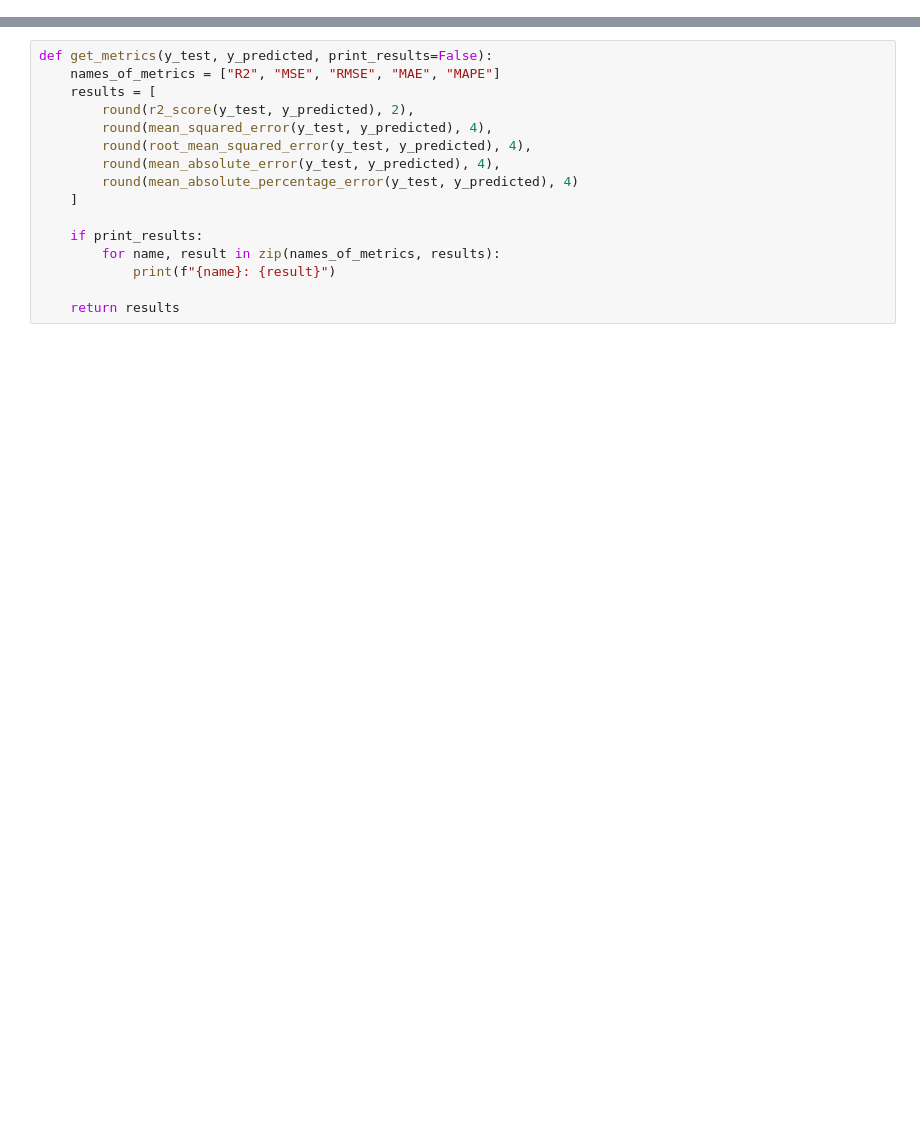
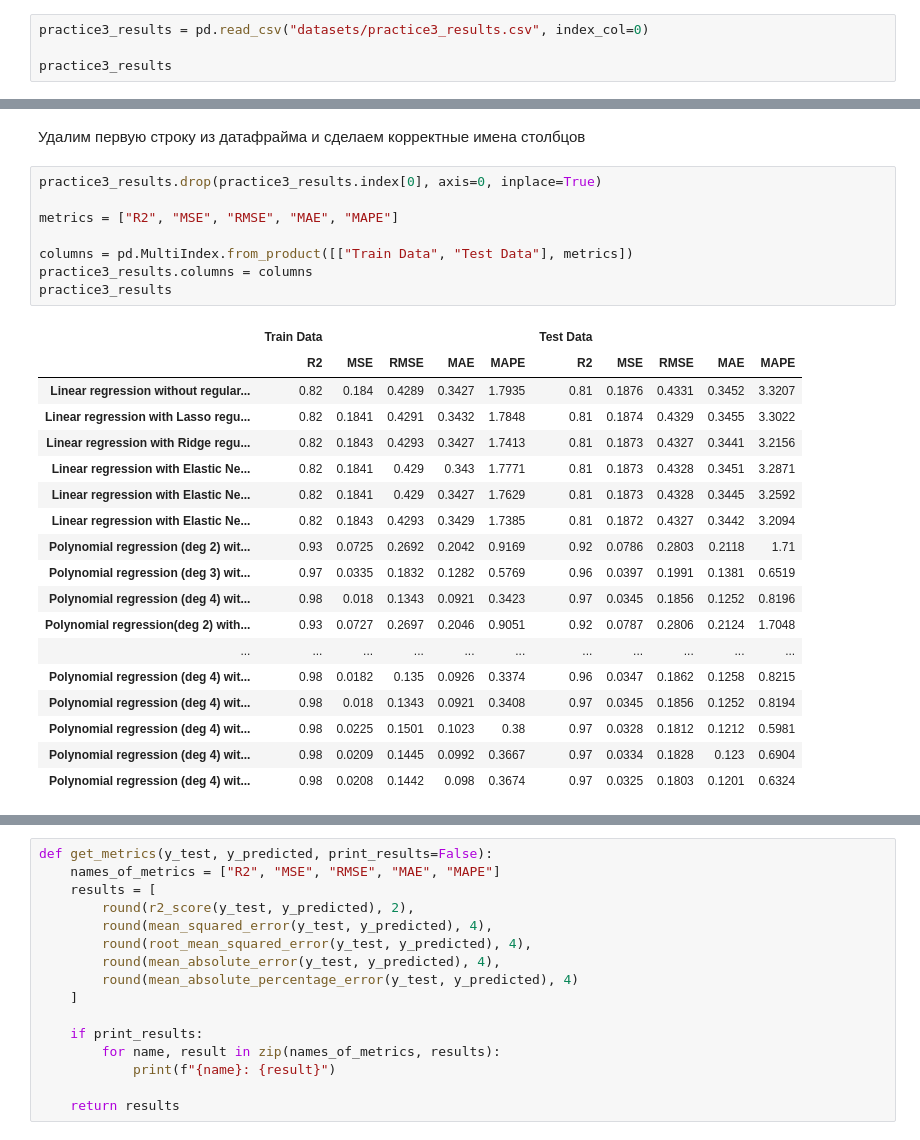
Before and after one commit to stwz13/ml, a Jupyter notebook: practice4.ipynb, the cells around one changed output, grey strips where cells are left out. Drawn from its saved outputs; the diff is of its cells as text; blank space fills up the shorter version.

Commit message:
results

```diff
--- a/practice4.ipynb
+++ b/practice4.ipynb
@@ -197,0 +17,4 @@ scaled_df = pd.concat([scaled_df, data["stabf"]], axis=1)
+# %%
+practice3_results = pd.read_csv("datasets/practice3_results.csv", index_col=0)
+
+practice3_results
@@ -197,0 +39,29 @@ scaled_df = pd.concat([scaled_df, data["stabf"]], axis=1)
+# %% [markdown]
+Удалим первую строку из датафрайма и сделаем корректные имена столбцов
+# %%
+practice3_results.drop(practice3_results.index[0], axis=0, inplace=True)
+
+metrics = ["R2", "MSE", "RMSE", "MAE", "MAPE"]
+
+columns = pd.MultiIndex.from_product([["Train Data", "Test Data"], metrics])
+practice3_results.columns = columns
+practice3_results
+# %% [output]
+|  | Train Data |  |  |  |  | Test Data |  |  |  |  |
+|  | R2 | MSE | RMSE | MAE | MAPE | R2 | MSE | RMSE | MAE | MAPE |
+| Linear regression without regular... | 0.82 | 0.184 | 0.4289 | 0.3427 | 1.7935 | 0.81 | 0.1876 | 0.4331 | 0.3452 | 3.3207 |
+| Linear regression with Lasso regu... | 0.82 | 0.1841 | 0.4291 | 0.3432 | 1.7848 | 0.81 | 0.1874 | 0.4329 | 0.3455 | 3.3022 |
+| Linear regression with Ridge regu... | 0.82 | 0.1843 | 0.4293 | 0.3427 | 1.7413 | 0.81 | 0.1873 | 0.4327 | 0.3441 | 3.2156 |
+| Linear regression with Elastic Ne... | 0.82 | 0.1841 | 0.429 | 0.343 | 1.7771 | 0.81 | 0.1873 | 0.4328 | 0.3451 | 3.2871 |
+| Linear regression with Elastic Ne... | 0.82 | 0.1841 | 0.429 | 0.3427 | 1.7629 | 0.81 | 0.1873 | 0.4328 | 0.3445 | 3.2592 |
+| Linear regression with Elastic Ne... | 0.82 | 0.1843 | 0.4293 | 0.3429 | 1.7385 | 0.81 | 0.1872 | 0.4327 | 0.3442 | 3.2094 |
+| Polynomial regression (deg 2) wit... | 0.93 | 0.0725 | 0.2692 | 0.2042 | 0.9169 | 0.92 | 0.0786 | 0.2803 | 0.2118 | 1.71 |
+| Polynomial regression (deg 3) wit... | 0.97 | 0.0335 | 0.1832 | 0.1282 | 0.5769 | 0.96 | 0.0397 | 0.1991 | 0.1381 | 0.6519 |
+| Polynomial regression (deg 4) wit... | 0.98 | 0.018 | 0.1343 | 0.0921 | 0.3423 | 0.97 | 0.0345 | 0.1856 | 0.1252 | 0.8196 |
+| Polynomial regression(deg 2) with... | 0.93 | 0.0727 | 0.2697 | 0.2046 | 0.9051 | 0.92 | 0.0787 | 0.2806 | 0.2124 | 1.7048 |
+| ... | ... | ... | ... | ... | ... | ... | ... | ... | ... | ... |
+| Polynomial regression (deg 4) wit... | 0.98 | 0.0182 | 0.135 | 0.0926 | 0.3374 | 0.96 | 0.0347 | 0.1862 | 0.1258 | 0.8215 |
+| Polynomial regression (deg 4) wit... | 0.98 | 0.018 | 0.1343 | 0.0921 | 0.3408 | 0.97 | 0.0345 | 0.1856 | 0.1252 | 0.8194 |
+| Polynomial regression (deg 4) wit... | 0.98 | 0.0225 | 0.1501 | 0.1023 | 0.38 | 0.97 | 0.0328 | 0.1812 | 0.1212 | 0.5981 |
+| Polynomial regression (deg 4) wit... | 0.98 | 0.0209 | 0.1445 | 0.0992 | 0.3667 | 0.97 | 0.0334 | 0.1828 | 0.123 | 0.6904 |
+| Polynomial regression (deg 4) wit... | 0.98 | 0.0208 | 0.1442 | 0.098 | 0.3674 | 0.97 | 0.0325 | 0.1803 | 0.1201 | 0.6324 |
```
Also changed, not shown: parts of 147 cells of this notebook, 1 other file.
